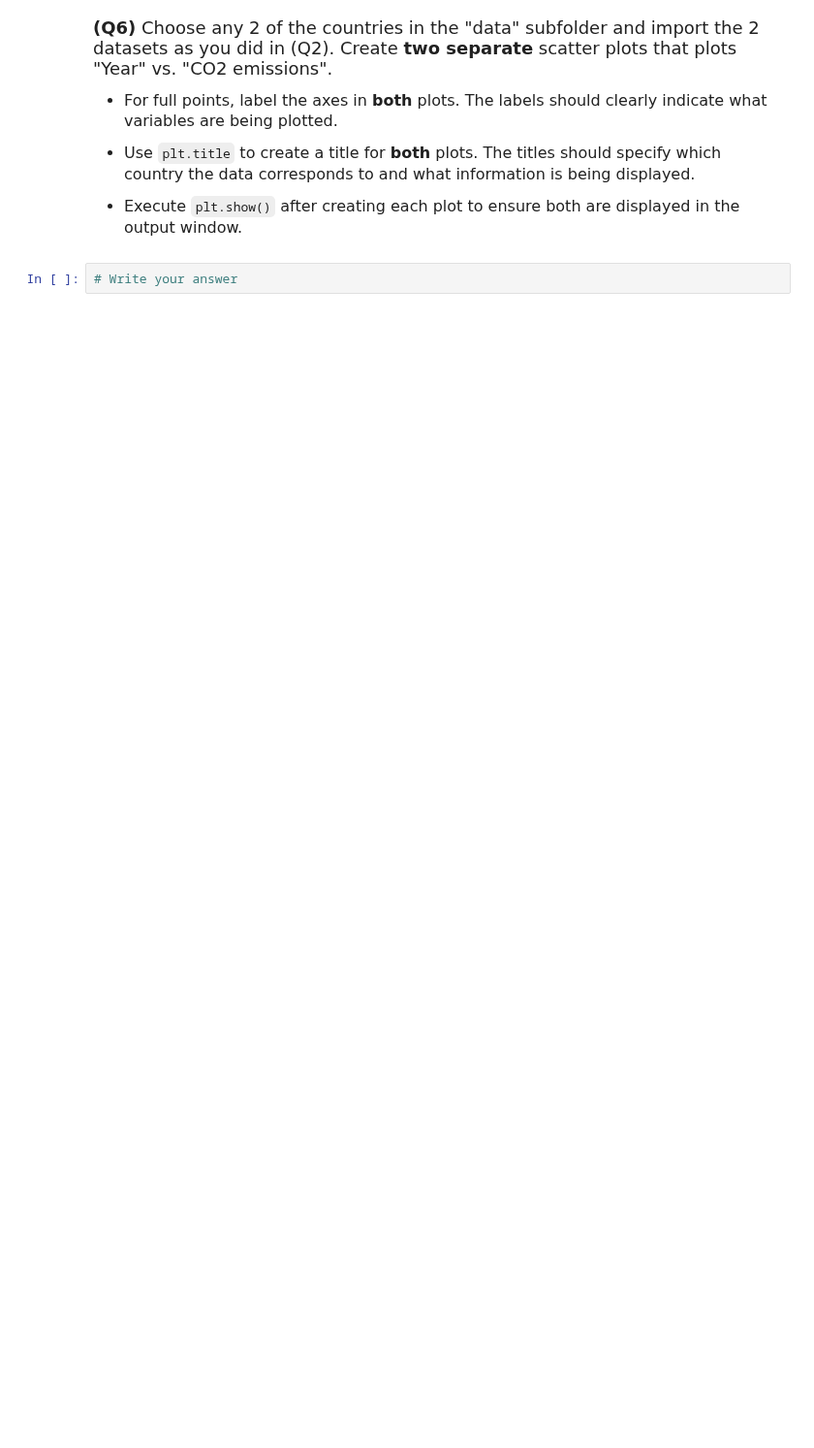
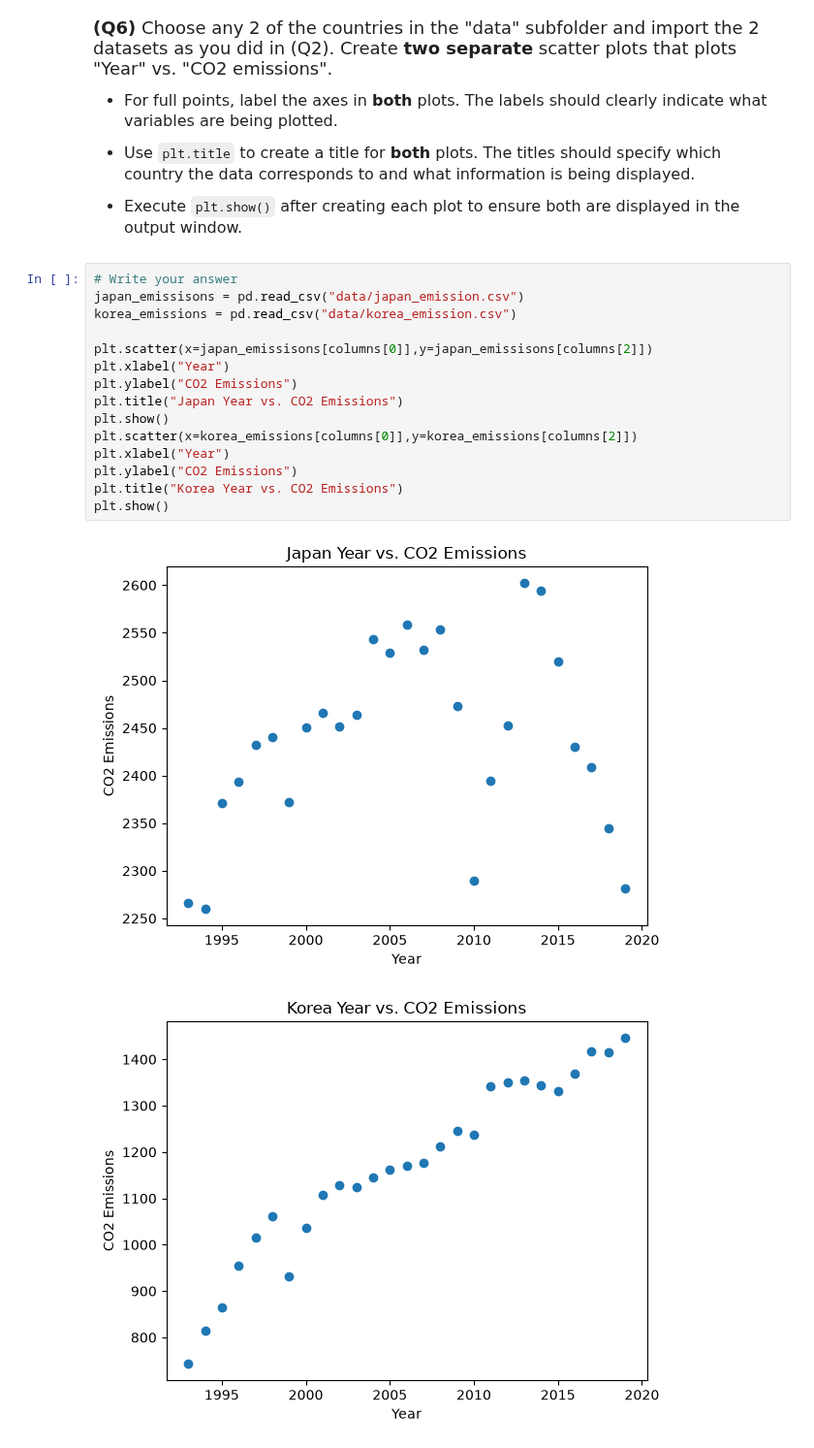
Before and after one commit to lihoimingandy1115-png/datasci185fall2026, a Jupyter notebook: _assignments/assignment_2/Assignment2.ipynb, the cells around one changed output. Shown at 97% size. Cells and saved outputs as stored; diff of their text form; blank space fills up the shorter version.

```diff
--- a/_assignments/assignment_2/Assignment2.ipynb
+++ b/_assignments/assignment_2/Assignment2.ipynb
@@ -114,5 +172,21 @@ us_emissions["CO2_emission"].describe()
 - Use `plt.title` to create a title for **both** plots. The titles should specify which country the data corresponds to and what information is being displayed.
 
 - Execute `plt.show()` after creating each plot to ensure both are displayed in the output window.
-# %%
-# Write your answer
+# %%
+# Write your answer
+japan_emissisons = pd.read_csv("data/japan_emission.csv")
+korea_emissions = pd.read_csv("data/korea_emission.csv")
+
+plt.scatter(x=japan_emissisons[columns[0]],y=japan_emissisons[columns[2]])
+plt.xlabel("Year")
+plt.ylabel("CO2 Emissions")
+plt.title("Japan Year vs. CO2 Emissions")
+plt.show()
+plt.scatter(x=korea_emissions[columns[0]],y=korea_emissions[columns[2]])
+plt.xlabel("Year")
+plt.ylabel("CO2 Emissions")
+plt.title("Korea Year vs. CO2 Emissions")
+plt.show()
+# %% [output]
+[figure, added]
+[figure, added]
```
Also changed, not shown: parts of 7 cells of this notebook.
